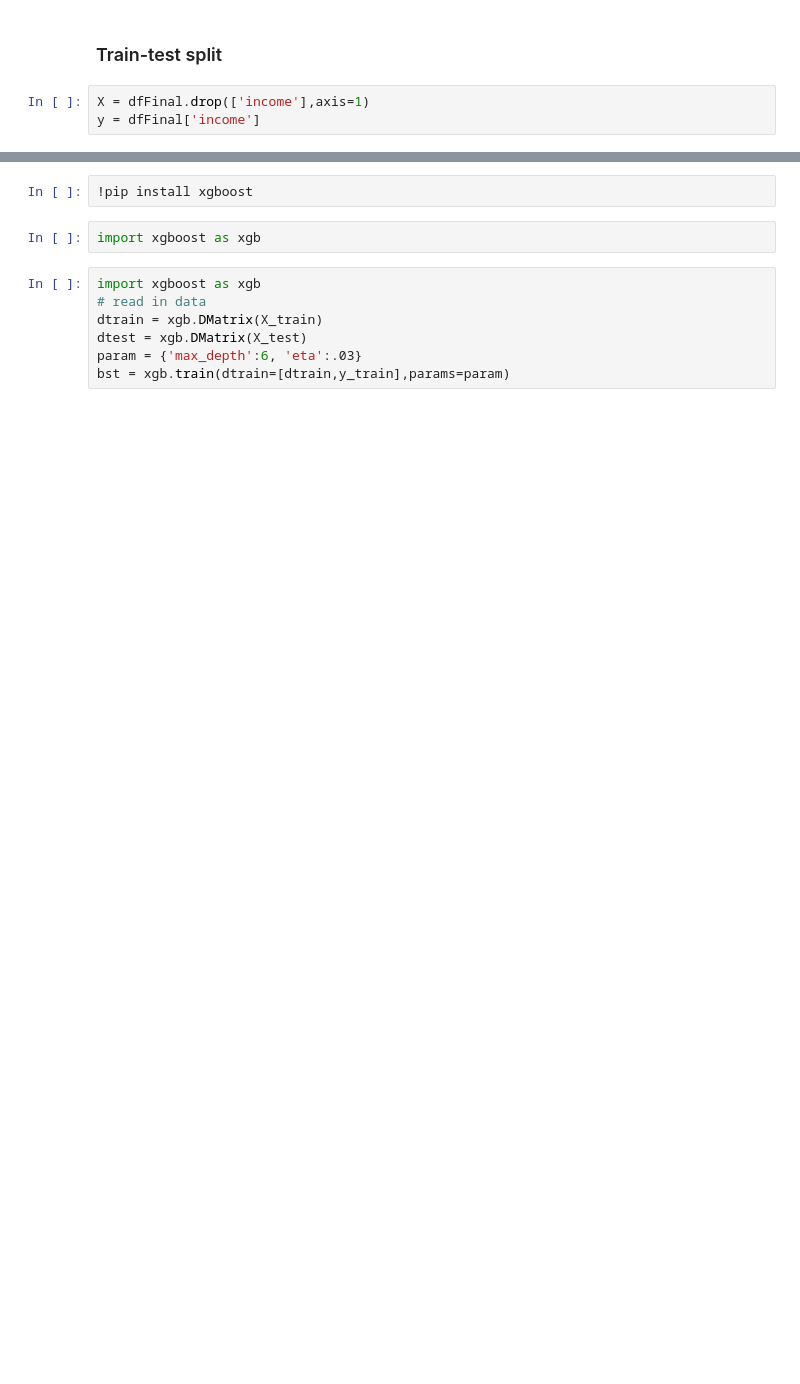
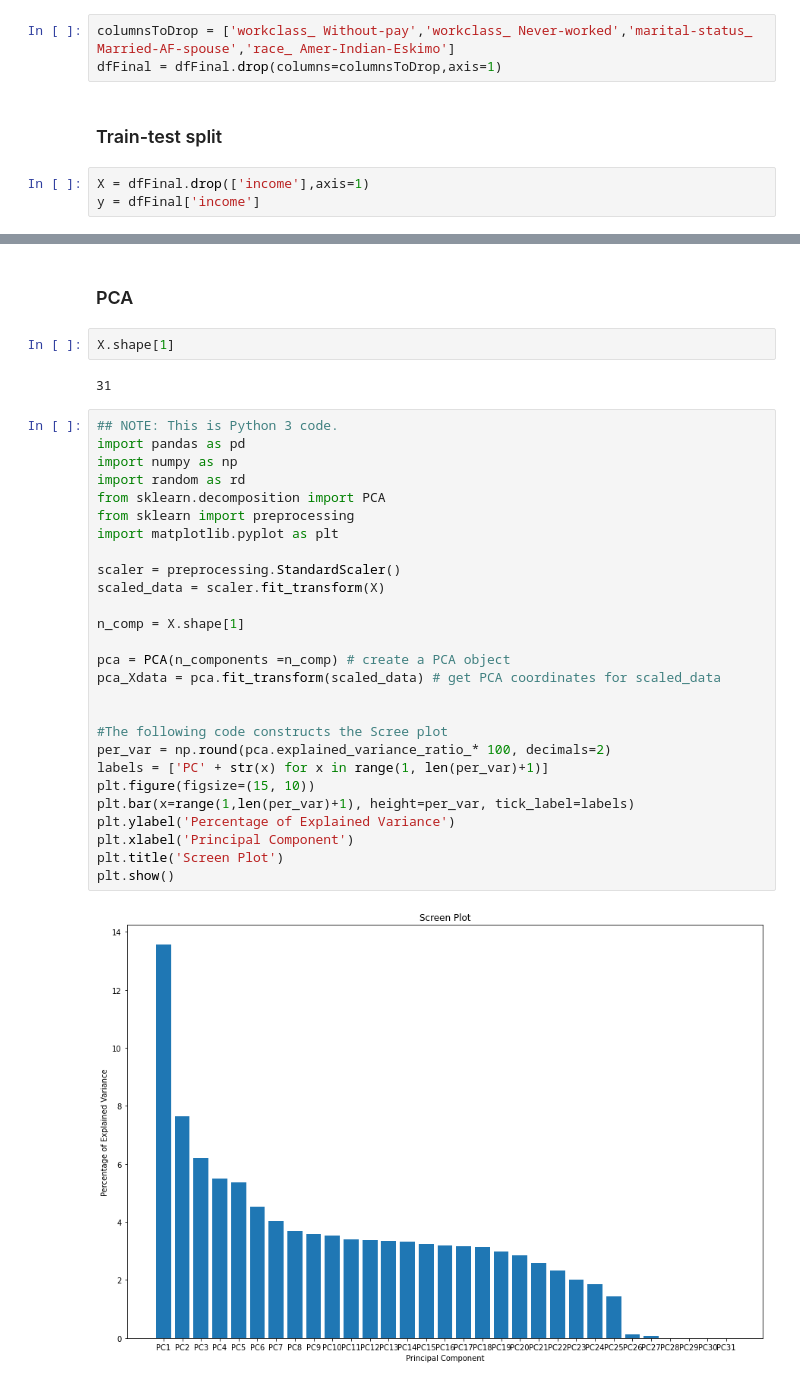
Before and after one commit to Feliboot/rec_padroes, a Jupyter notebook: Analises.ipynb, the cells around one changed output, grey strips where cells are left out. Cells and saved outputs as stored; diff of their text form; blank space fills up the shorter version.

```diff
--- a/Analises.ipynb
+++ b/Analises.ipynb
@@ -535,3 +634,6 @@ dfFinal = pd.concat([df, testDummies], axis=1)
+# %%
+columnsToDrop = ['workclass_ Without-pay','workclass_ Never-worked','marital-status_ Married-AF-spouse','race_ Amer-Indian-Eskimo']
+dfFinal = dfFinal.drop(columns=columnsToDrop,axis=1)
 # %% [markdown]
 ### Train-test split
 # %%
@@ -654,11 +642,35 @@ print(classification_report(y_test,y_pred))
-# %%
-!pip install xgboost
-# %%
-import xgboost as xgb
-# %%
-import xgboost as xgb
-# read in data
-dtrain = xgb.DMatrix(X_train)
-dtest = xgb.DMatrix(X_test)
-param = {'max_depth':6, 'eta':.03}
-bst = xgb.train(dtrain=[dtrain,y_train],params=param)
+# %% [markdown]
+### PCA
+# %%
+X.shape[1]
+# %% [output]
+31
+# %%
+## NOTE: This is Python 3 code.
+import pandas as pd
+import numpy as np
+import random as rd
+from sklearn.decomposition import PCA
+from sklearn import preprocessing
+import matplotlib.pyplot as plt
+
+scaler = preprocessing.StandardScaler()
+scaled_data = scaler.fit_transform(X)
+
+n_comp = X.shape[1]
+
+pca = PCA(n_components =n_comp) # create a PCA object
+pca_Xdata = pca.fit_transform(scaled_data) # get PCA coordinates for scaled_data
+
+
+#The following code constructs the Scree plot
+per_var = np.round(pca.explained_variance_ratio_* 100, decimals=2)
+labels = ['PC' + str(x) for x in range(1, len(per_var)+1)]
+plt.figure(figsize=(15, 10))
+plt.bar(x=range(1,len(per_var)+1), height=per_var, tick_label=labels)
+plt.ylabel('Percentage of Explained Variance')
+plt.xlabel('Principal Component')
+plt.title('Screen Plot')
+plt.show()
+# %% [output]
+[figure, added]
```
Also changed, not shown: parts of 87 cells of this notebook, 3 other files.
